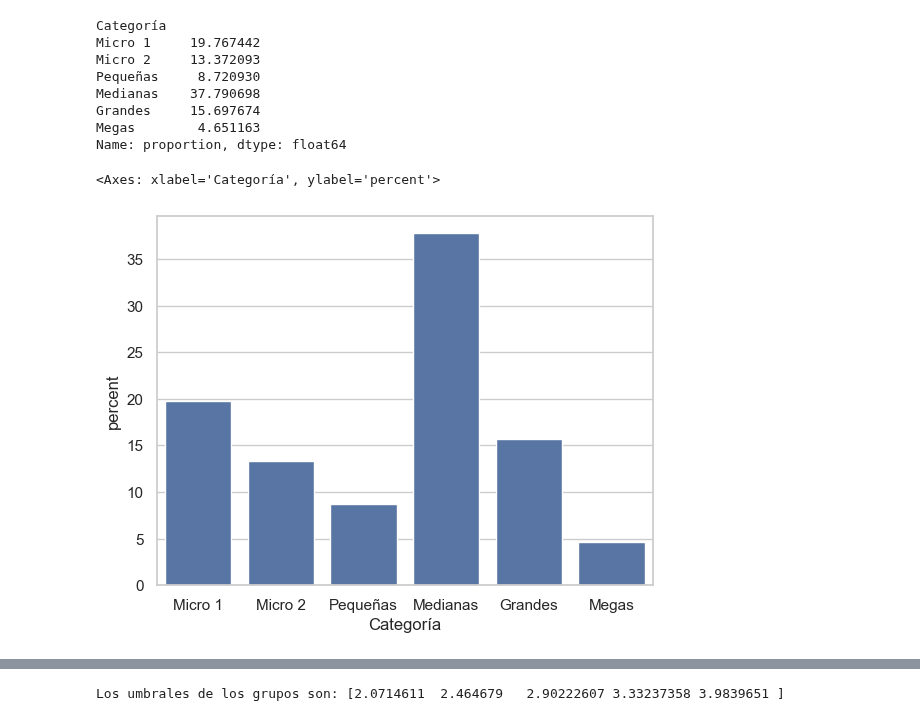
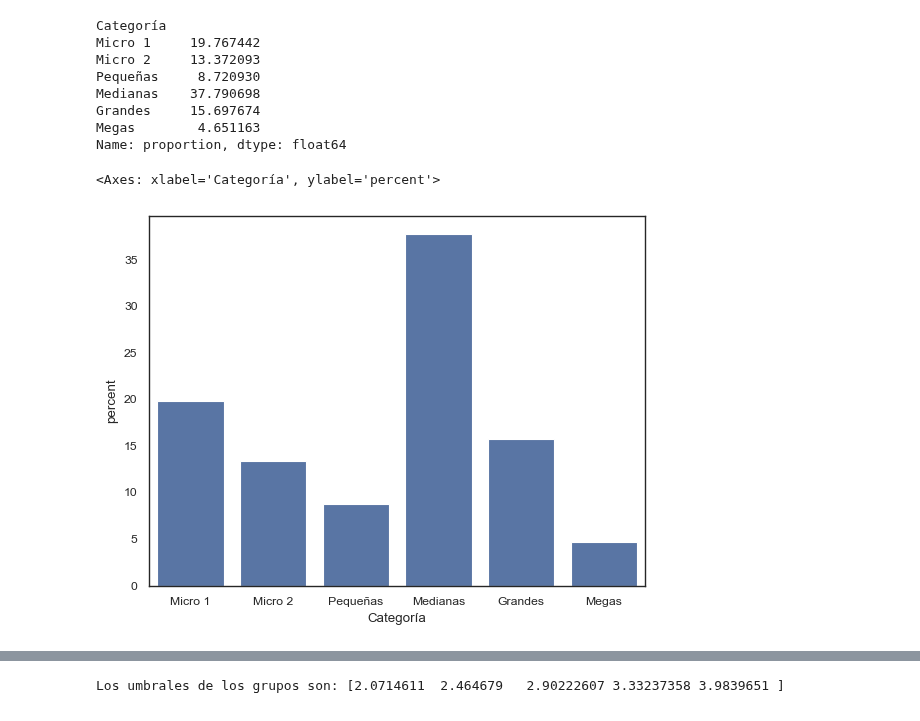
Before and after one commit to jhquiza/proyecto-riesgos, a Jupyter notebook: camel/Análisis resultados CAMEL.ipynb, the cells around one changed output, grey strips where cells are left out. Cells and saved outputs as stored; diff of their text form; code cells hidden in the pictures.

```diff
--- a/camel/Análisis resultados CAMEL.ipynb
+++ b/camel/Análisis resultados CAMEL.ipynb
@@ -117,17 +117,18 @@ Name: proportion, dtype: float64
 # %%
 import matplotlib.pyplot as plt
 import seaborn as sns
 
-sns.set_theme(style="whitegrid")
+sns.set_theme(style="white")
+sns.set_context("paper")
 
 sns.countplot(
     x='Categoría',
     data=df,
     stat='percent'
 )
 # %% [output]
 <Axes: xlabel='Categoría', ylabel='percent'>
-[figure, old version]
+[figure, new version]
 # %%
 for calificacion in calificaciones:
     df[calificacion] = df[calificacion].astype('category')
```
Also changed, not shown: parts of 13 cells of this notebook, 2 other files.
